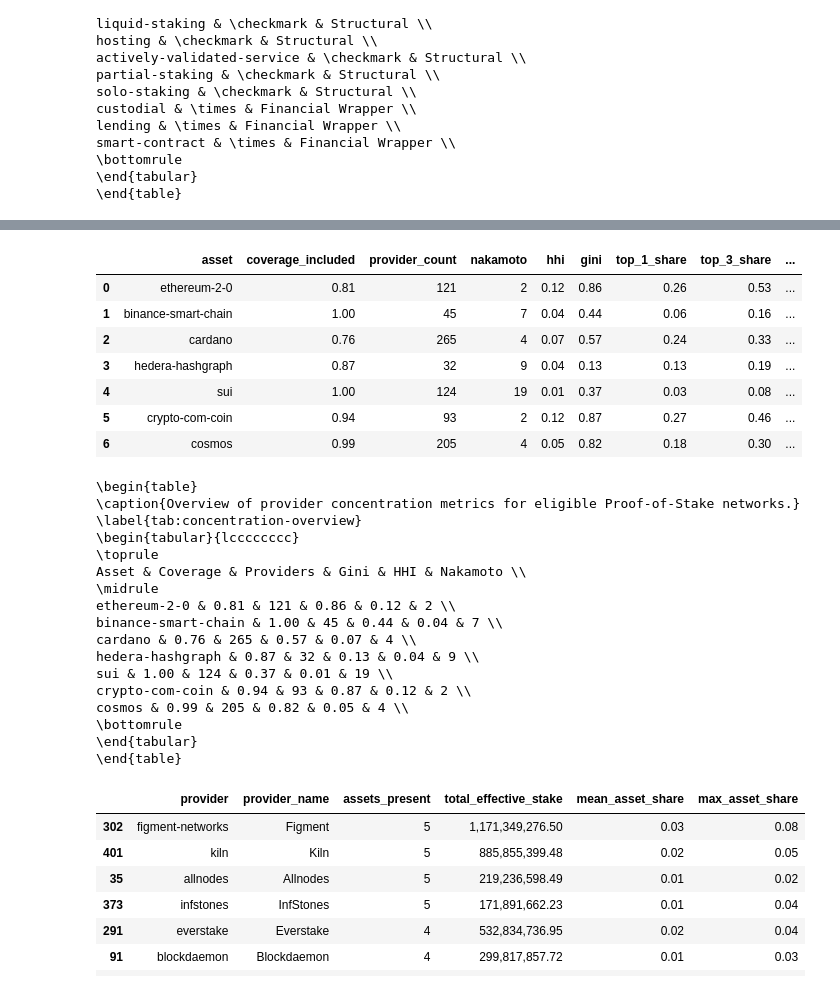
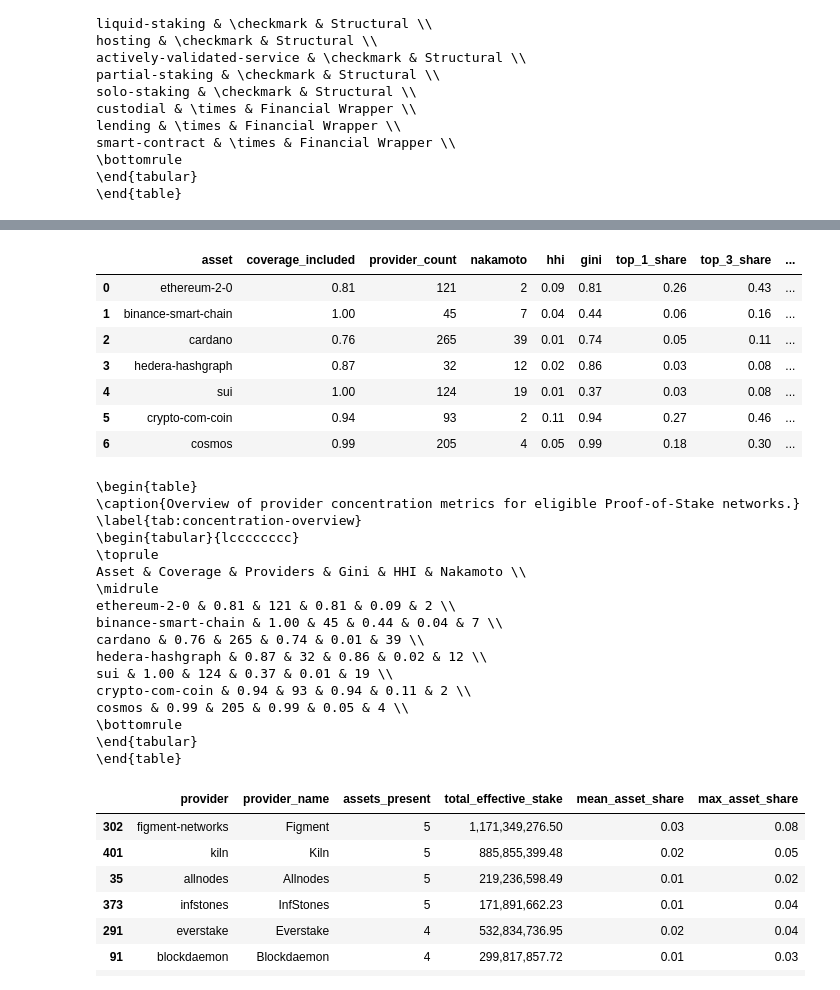
Before and after one commit to schwmi/StakingProviderConcentrationAnalysis, a Jupyter notebook: StakingRewardsAnalysis.ipynb, the cells around one changed output, grey strips where cells are left out. Cells and saved outputs as stored; diff of their text form; code cells hidden in the pictures.

```diff
--- a/StakingRewardsAnalysis.ipynb
+++ b/StakingRewardsAnalysis.ipynb
@@ -458,28 +455,42 @@ def _build_stake_values_with_residual(
     total_value: float,
     split_residual: bool = True,
     min_residual_token_amount: float = 1.0,
-) -> tuple[list[float], float, float]:
+    return_labels: bool = False
+):
     if total_value <= 0:
+        if return_labels:
+            return [], [], 0.0, 0.0
         return [], 0.0, 0.0
 
     if min_residual_token_amount <= 0:
         raise ValueError("min_residual_token_amount must be > 0")
 
     values: list[float] = []
+    labels: list[str] = []
+
     tracked_total = 0.0
     max_residual_chunks = 10000
 
     for p in providers:
-        raw_value = p.get("value")
-        if raw_value is None:
-            raw_value = p.get("staked_tokens")
+        raw_value = p.get("value") or p.get("staked_tokens")
         if raw_value is None:
             continue
+
         value = float(raw_value)
         if value <= 0:
             continue
+
         values.append(value)
         tracked_total += value
+
+        if return_labels:
+            name = (
+                p.get("provider")
+                or p.get("name")
+                or p.get("id")
+                or "unknown"
+            )
+            labels.append(str(name))
 
     residual = max(total_value - tracked_total, 0.0)
 
@@ -489,16 +500,28 @@ def _build_stake_values_with_residual(
             if n_full > max_residual_chunks:
                 chunk_value = residual / max_residual_chunks
                 values.extend([chunk_value] * max_residual_chunks)
+                if return_labels:
+                    labels.extend(["Residual"] * max_residual_chunks)
             else:
                 remainder = residual - (n_full * min_residual_token_amount)
                 if n_full > 0:
                     values.extend([min_residual_token_amount] * n_full)
+                    if return_labels:
+                        labels.extend(["Residual"] * n_full)
                 if remainder > 0:
                     values.append(remainder)
+                    if return_labels:
+                        labels.append("Residual")
         else:
             values.append(residual)
+            if return_labels:
+                labels.append("Residual")
+
+    if return_labels:
+        return values, labels, tracked_total, residual
 
     return values, tracked_total, residual
+
 
 def calculate_hhi_from_values(
     providers: list[dict],
@@ -750,7 +811,7 @@ EXCLUDED_TYPES = {
     "smart-contract",
 }
 
-RESIDUAL_SPLIT_FOR_METRICS = False
+RESIDUAL_SPLIT_FOR_METRICS = True
 RESIDUAL_MIN_TOKEN_AMOUNT = 32.0
 
 def to_float(x, default=0.0):
@@ -870,40 +931,47 @@ for asset in filtered_df["asset"]:
         }
 
         for p in metric_providers:
             provider_asset_rows.append({
                 "asset": asset,
                 "provider": p.get("provider"),
                 "provider_name": p.get("name"),
                 "effective_stake": p.get("value"),
                 "asset_total_stake": total_value,
                 "stake_share_in_asset": p.get("value") / total_value,
             })
+        #table = build_nakamoto_ranking_table(
+        #            metric_providers,
+        #            total_value,
+        #            RESIDUAL_SPLIT_FOR_METRICS,
+        #            RESIDUAL_MIN_TOKEN_AMOUNT)
+        #print(asset)
+        #display(table.head(15))
 
     if coverage_included > 0.7 and provider_count >= 30:
         rows.append({
             "asset": asset,
             "coverage_included": coverage_included,
             "provider_count": provider_count,
             "nakamoto": nakamoto,
             "hhi": hhi,
             "gini": gini,
             "top_1_share": topk.get("top_k", {}).get("1"),
             "top_3_share": topk.get("top_k", {}).get("3"),
             "top_5_share": topk.get("top_k", {}).get("5"),
             "is_eligible_for_analysis": is_eligible,
         })
 
 df = pd.DataFrame(rows)
 display(df)
 # %% [output]
 |  | asset | coverage_included | provider_count | nakamoto | hhi | gini | top_1_share | top_3_share | ... |
-| 0 | ethereum-2-0 | 0.81 | 121 | 2 | 0.12 | 0.86 | 0.26 | 0.53 | ... |
+| 0 | ethereum-2-0 | 0.81 | 121 | 2 | 0.09 | 0.81 | 0.26 | 0.43 | ... |
 | 1 | binance-smart-chain | 1.00 | 45 | 7 | 0.04 | 0.44 | 0.06 | 0.16 | ... |
-| 2 | cardano | 0.76 | 265 | 4 | 0.07 | 0.57 | 0.24 | 0.33 | ... |
-| 3 | hedera-hashgraph | 0.87 | 32 | 9 | 0.04 | 0.13 | 0.13 | 0.19 | ... |
+| 2 | cardano | 0.76 | 265 | 39 | 0.01 | 0.74 | 0.05 | 0.11 | ... |
+| 3 | hedera-hashgraph | 0.87 | 32 | 12 | 0.02 | 0.86 | 0.03 | 0.08 | ... |
 | 4 | sui | 1.00 | 124 | 19 | 0.01 | 0.37 | 0.03 | 0.08 | ... |
-| 5 | crypto-com-coin | 0.94 | 93 | 2 | 0.12 | 0.87 | 0.27 | 0.46 | ... |
-| 6 | cosmos | 0.99 | 205 | 4 | 0.05 | 0.82 | 0.18 | 0.30 | ... |
+| 5 | crypto-com-coin | 0.94 | 93 | 2 | 0.11 | 0.94 | 0.27 | 0.46 | ... |
+| 6 | cosmos | 0.99 | 205 | 4 | 0.05 | 0.99 | 0.18 | 0.30 | ... |
 # %%
 # columns to include in the LaTeX table
 TABLE_COLUMNS = [
@@ -969,13 +1037,13 @@ print(latex_table)
 \toprule
 Asset & Coverage & Providers & Gini & HHI & Nakamoto \\
 \midrule
-ethereum-2-0 & 0.81 & 121 & 0.86 & 0.12 & 2 \\
+ethereum-2-0 & 0.81 & 121 & 0.81 & 0.09 & 2 \\
 binance-smart-chain & 1.00 & 45 & 0.44 & 0.04 & 7 \\
-cardano & 0.76 & 265 & 0.57 & 0.07 & 4 \\
-hedera-hashgraph & 0.87 & 32 & 0.13 & 0.04 & 9 \\
+cardano & 0.76 & 265 & 0.74 & 0.01 & 39 \\
+hedera-hashgraph & 0.87 & 32 & 0.86 & 0.02 & 12 \\
 sui & 1.00 & 124 & 0.37 & 0.01 & 19 \\
-crypto-com-coin & 0.94 & 93 & 0.87 & 0.12 & 2 \\
-cosmos & 0.99 & 205 & 0.82 & 0.05 & 4 \\
+crypto-com-coin & 0.94 & 93 & 0.94 & 0.11 & 2 \\
+cosmos & 0.99 & 205 & 0.99 & 0.05 & 4 \\
 \bottomrule
 \end{tabular}
 \end{table}
```
Also changed, not shown: parts of 4 cells of this notebook, 2 other files.
